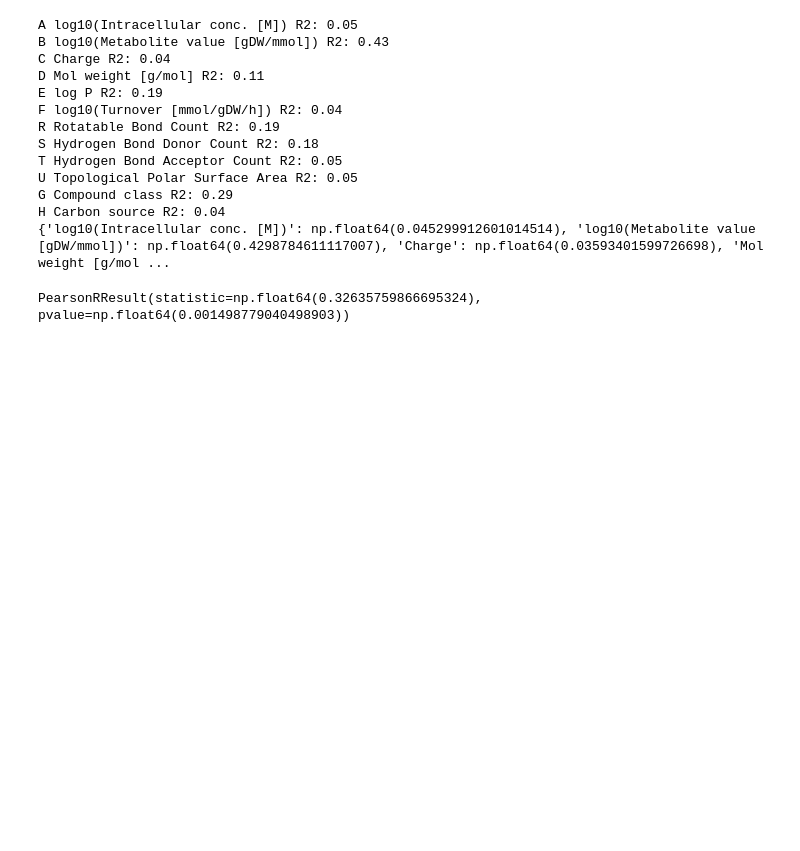
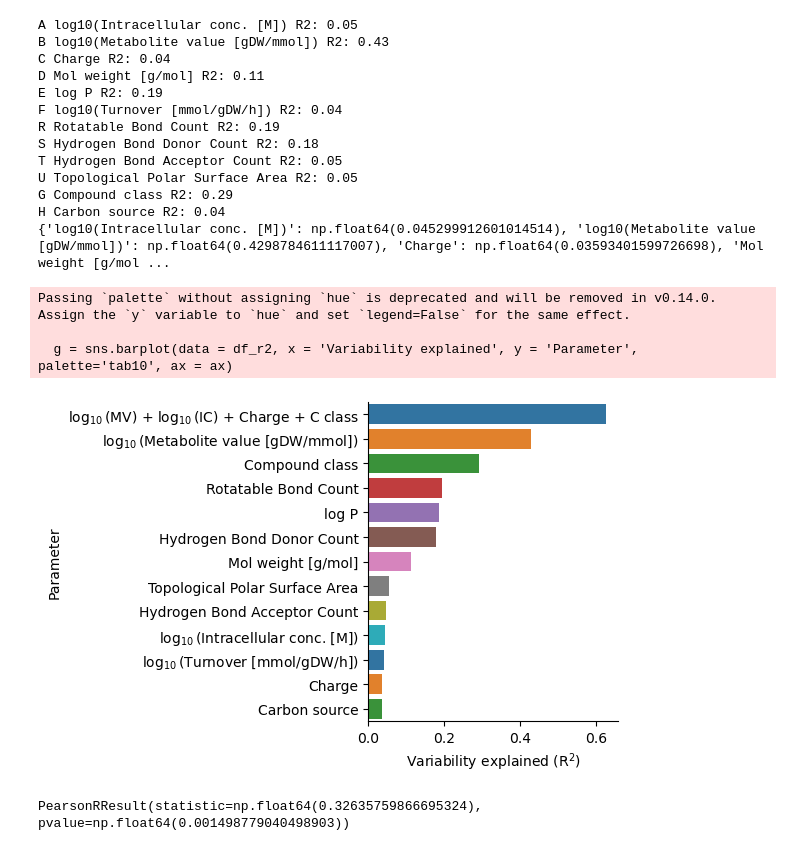
Before and after one commit to sulheim/metabolite-release, a Jupyter notebook: notebooks/1_release_rates/4_div/4D_make_figure_2.ipynb, the cells around one changed output. Drawn from its saved outputs; the diff is of its cells as text; code cells hidden in the pictures; blank space fills up the shorter version.

```diff
--- a/notebooks/1_release_rates/4_div/4D_make_figure_2.ipynb
+++ b/notebooks/1_release_rates/4_div/4D_make_figure_2.ipynb
@@ -92,7 +93,8 @@ for key, col_name in key_to_col.items():
     print(key, col_name, f'R2: {res.rsquared:.2f}')
     # print(res.summary2())
 
-
+ols_model =  sm.ols(formula="Y ~ A+B+G+C", data=lindf)
+res = ols_model.fit()
 var_explained['log10(MV) + log10(IC) + Charge + C class'] = res.rsquared
 print(var_explained)
 df_r2 = pd.DataFrame(var_explained, index = ['Variability explained']).T.reset_index(names = 'Parameter').sort_values(by= 'Variability explained', ascending = False)
@@ -110,4 +112,31 @@ U Topological Polar Surface Area R2: 0.05
 G Compound class R2: 0.29
 H Carbon source R2: 0.04
 {'log10(Intracellular conc. [M])': np.float64(0.045299912601014514), 'log10(Metabolite value [gDW/mmol])': np.float64(0.4298784611117007), 'Charge': np.float64(0.03593401599726698), 'Mol weight [g/mol ...
+# %%
+
+fig, ax = plt.subplots(1, figsize = (6,4))
+# ax.barh(y = np.arange(i+1), width = r_squared_list)
+# ax.set_yticks(np.arange(i+1), x_axis_list)
+# df_r2 = pd.DataFrame()
+# df_r2['R2'] = r_squared_list
+# df_r2['Parameter'] = x_axis_list
+# df_r2.sort_values('R2', inplace=True, ascending=False)
+
+# Replace 'log10' in the 'Parameter' column with LaTeX-style formatting
+df_r2['Parameter'] = df_r2['Parameter'].str.replace('log10', r'$\log_{10}$', regex=False)
+
+g = sns.barplot(data = df_r2, x = 'Variability explained', y = 'Parameter', palette='tab10', ax = ax)
+
+                # order = [df_r2.Parameter[1:]+df_r2.Parameter[0]])#, hue_order= df_r2.Parameter)#
+# g.set_xticks([0, 0.1, 0.2, 0.3,0.4])
+sns.despine()
+ax.set_xlabel(r"Variability explained ($\rm{R^2}$)")
+# ax.set_ylim(0,0.5)
+plt.tight_layout()
+plt.savefig(figure_folder / "Variability_explained_ecoli_std.pdf")
+# %% [output]
+Passing `palette` without assigning `hue` is deprecated and will be removed in v0.14.0. Assign the `y` variable to `hue` and set `legend=False` for the same effect.
+
+  g = sns.barplot(data = df_r2, x = 'Variability explained', y = 'Parameter', palette='tab10', ax = ax)
+[figure, added]
 # %%
```
Also changed, not shown: parts of 9 cells of this notebook.
